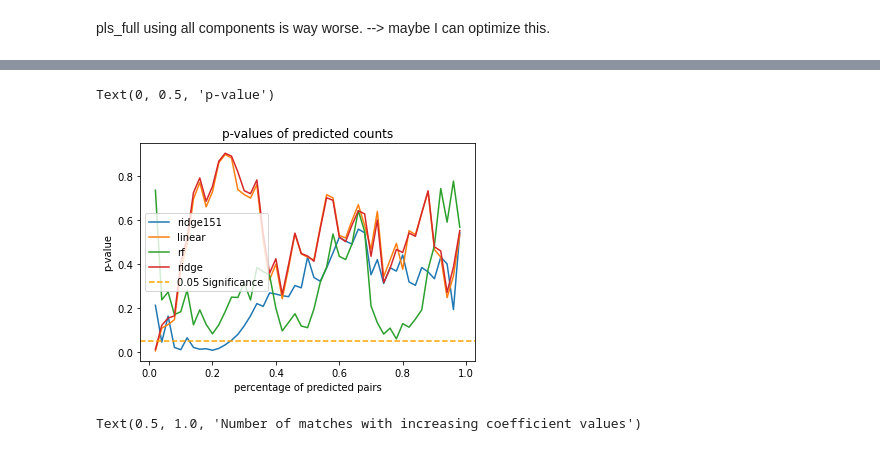
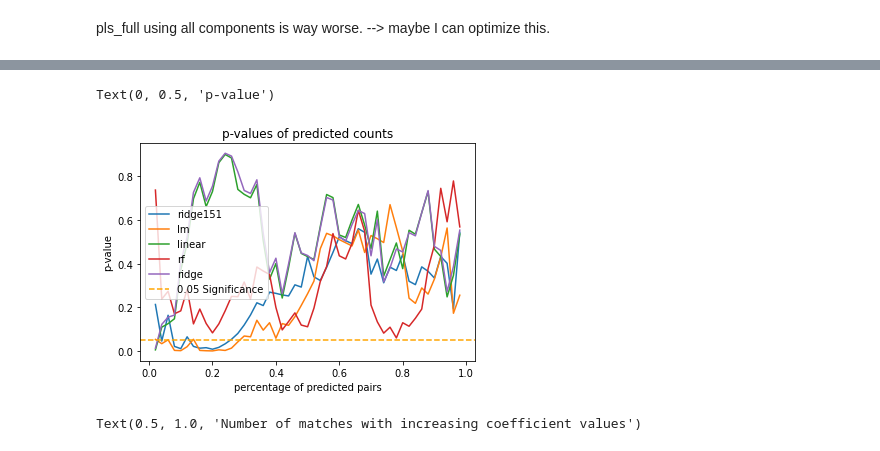
Before and after one commit to antschum/thesis, a Jupyter notebook: GeneAnalysis.ipynb, the cells around one changed output, grey strips where cells are left out. Saved outputs shown, nothing was run; the diff lists cells and outputs as text; code cells hidden in the pictures.

Commit message:
new permutations, results notebook

```diff
--- a/GeneAnalysis.ipynb
+++ b/GeneAnalysis.ipynb
@@ -56,6 +56,14 @@ linear_count160 = pd.DataFrame(pd.read_pickle('linearQuick/count.pkl'), columns
 linear_permut160['percentages'], linear_count160['percentages']=percentages, percentages
 
 linear_p_values, linear_z_scores = get_pvalue(count = linear_count160, permut = linear_permut160)
+# %%
+# import results from linearM model
+linearM_permut160 = pd.read_pickle('linear/permutations.pkl')
+
+linearM_count160 = pd.DataFrame(pd.read_pickle('linear/count.pkl'), columns = ['matches'])
+linearM_permut160['percentages'], linearM_count160['percentages']=percentages, percentages
+
+linearM_p_values, linearM_z_scores = get_pvalue(count = linearM_count160, permut = linearM_permut160)
 # %%
 # import results from ridge model
 ridge151_permut160 = pd.read_pickle('ridge151/permutations.pkl')
@@ -103,18 +111,18 @@ rf_permut160
 # %%
 ax = sns.lineplot(x = percentages[1:-1], y = ridge151_p_values, label = 'ridge151')
-#sns.lineplot(x = percentages[1:-1], y = pca_p_values, label = 'pca')
+sns.lineplot(x = percentages[1:-1], y = linearM_p_values, label = 'lm')
 sns.lineplot(x = percentages[1:-1], y = linear_p_values, label = 'linear')
 sns.lineplot(x = percentages[1:-1], y = rf_p_values, label = 'rf')
 #sns.lineplot(x = percentages[1:-1], y = imp_pca_p_values, label = 'imp_pca')
 sns.lineplot(x = percentages[1:-1], y = ridge_p_values, label = 'ridge')
 ax.axhline(0.05, ls = '--', c='orange', label = '0.05 Significance')
 ax.legend()
 ax.set_title('p-values of predicted counts')
 ax.set_xlabel('percentage of predicted pairs')
 ax.set_ylabel('p-value')
 # %% [output]
 Text(0, 0.5, 'p-value')
-[figure, old version]
+[figure, new version]
 # %%
 # random forest: the first one is better somehow.. maybe becuse also the features are being selected..
 # %%
```
Also changed, not shown: parts of 5 cells of this notebook, 3 other files.
